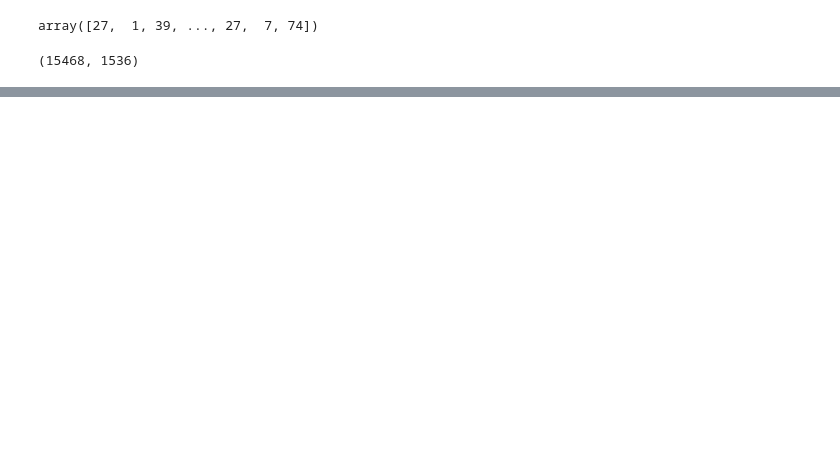
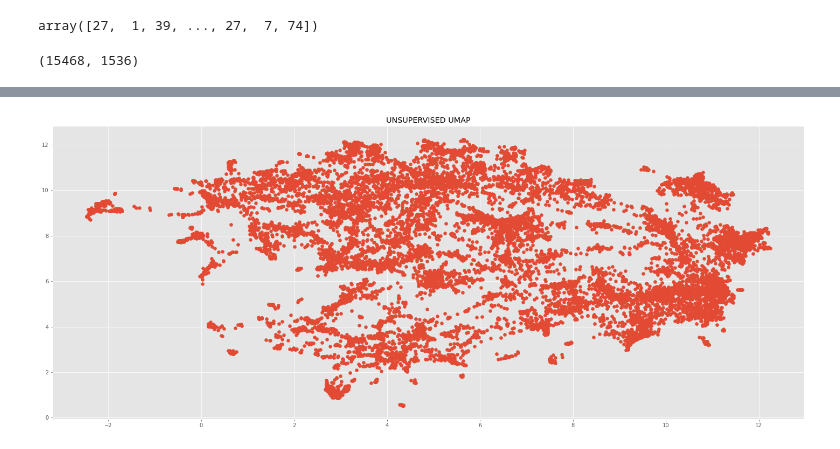
Before and after one commit to malinphy/e_repo, a Jupyter notebook: bbc_data_EDA.ipynb, the cells around one changed output, grey strips where cells are left out. Saved outputs shown, nothing was run; the diff lists cells and outputs as text; code cells hidden in the pictures; blank space fills up the shorter version.

```diff
--- a/bbc_data_EDA.ipynb
+++ b/bbc_data_EDA.ipynb
@@ -264,0 +259,6 @@ plt.title('REDUCED VECTORS WITH CLUSTERS');
+# %%
+fig, ax = plt.subplots(1, figsize=(25, 10))
+plt.scatter(*umap_data_unsupervised.T,  cmap='Spectral', alpha=1.0)
+plt.title('UNSUPERVISED UMAP');
+# %% [output]
+[figure, added]
```
Also changed, not shown: parts of 14 cells of this notebook.
